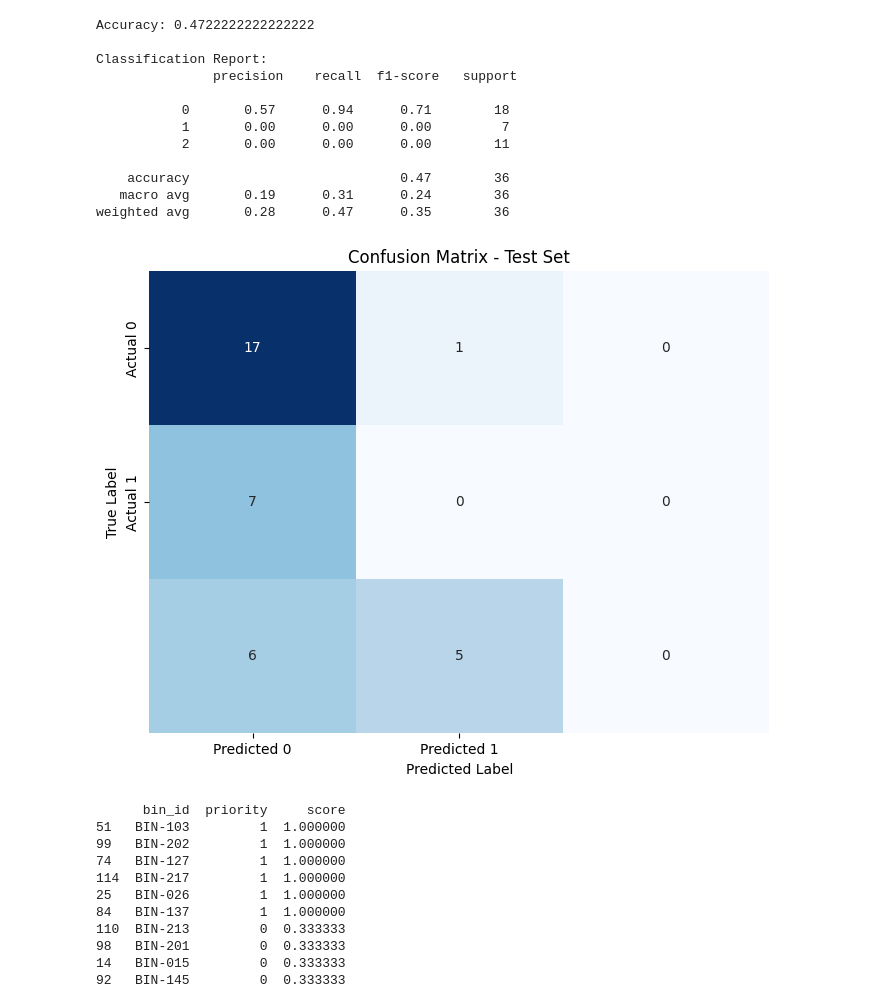
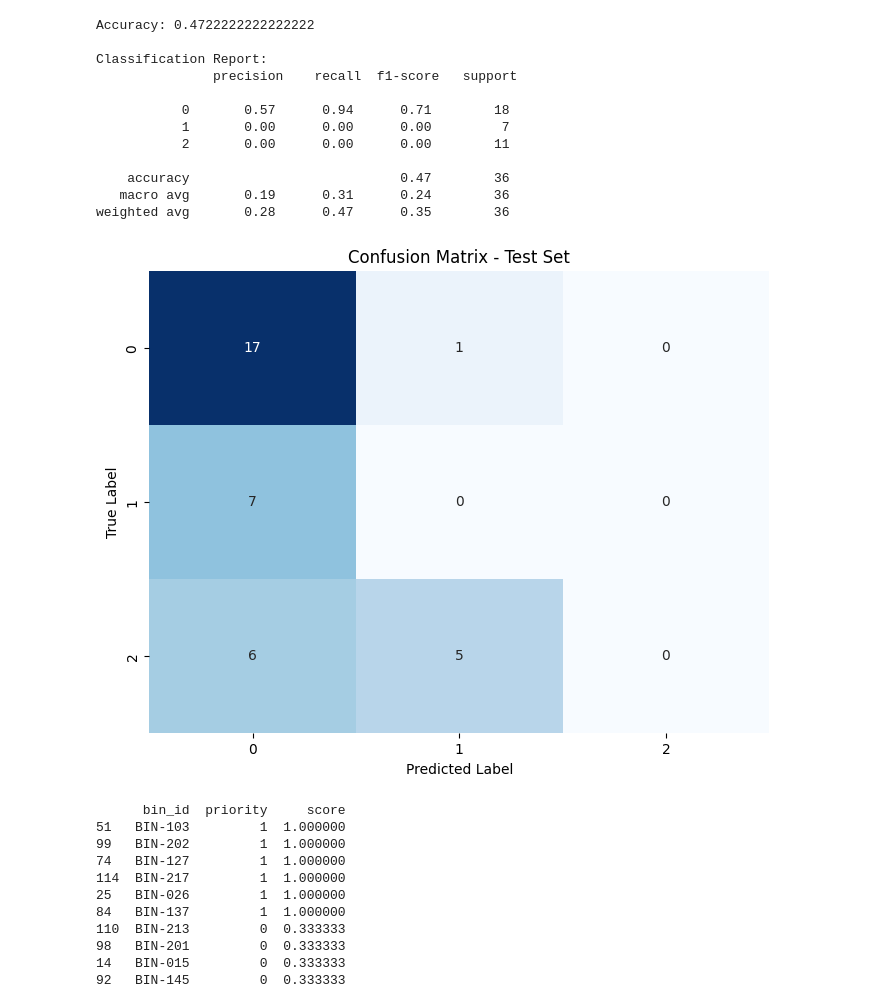
Before and after one commit to anissssssssssssss/new_project, a Jupyter notebook: Model1/fuzzy_systems.ipynb, the cells around one changed output. Saved outputs shown, nothing was run; the diff lists cells and outputs as text; code cells hidden in the pictures.

Commit message:
fuzzy

```diff
--- a/Model1/fuzzy_systems.ipynb
+++ b/Model1/fuzzy_systems.ipynb
@@ -110,3 +107,11 @@ def fuzzy_predict(row):
         return 1, score
     else:
         return 2, score
+# %%
+y_train_pred = []
+train_scores = []
+
+for _, row in X_train.iterrows():
+    p, s = fuzzy_predict(row)
+    y_train_pred.append(p)
+    train_scores.append(s)
@@ -138,15 +155,15 @@ weighted avg       0.28      0.47      0.35        36
 # %%
 cm = confusion_matrix(y_test, y_pred)
 plt.figure(figsize=(8, 6))
 sns.heatmap(cm, annot=True, fmt='d', cmap='Blues', cbar=False,
-            xticklabels=['Predicted 0', 'Predicted 1'],
-            yticklabels=['Actual 0', 'Actual 1'])
+            xticklabels=['0', '1', '2'],
+            yticklabels=['0', '1', '2'])
 plt.xlabel('Predicted Label')
 plt.ylabel('True Label')
 plt.title('Confusion Matrix - Test Set')
 plt.show()
 # %% [output]
-[figure, old version]
+[figure, new version]
 # %%
 #print top 10 bins with the highest priority
 results_fuzzy = X_test.copy()
```
Also changed, not shown: parts of 2 cells of this notebook.
